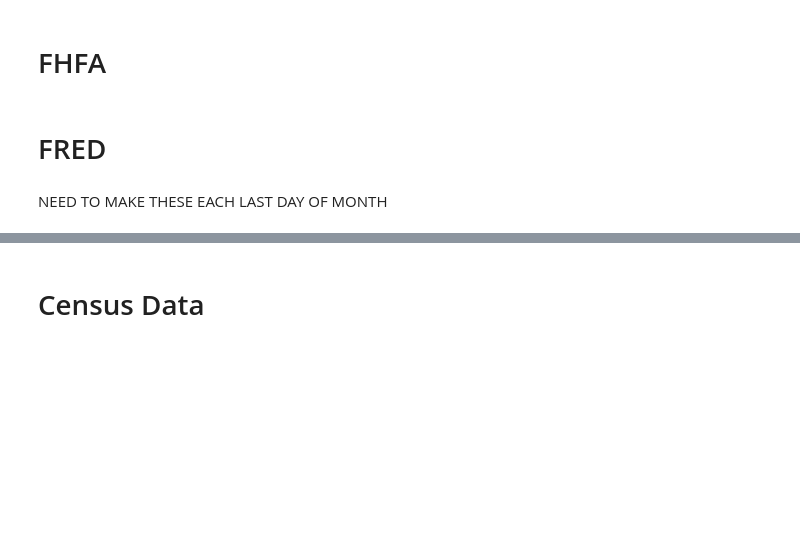
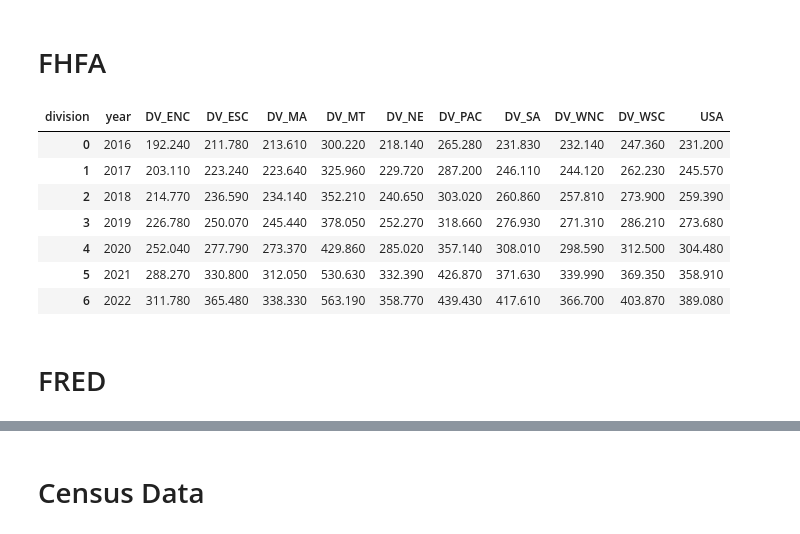
Before and after one commit to RyanZimmermanNWU/Northwestern-MSDS-Capstone-2023, a Jupyter notebook: Scripts/b. Data Pre-Processing.ipynb, the cells around one changed output, grey strips where cells are left out. Cells and saved outputs as stored; diff of their text form; code cells hidden in the pictures; blank space fills up the shorter version.

```diff
--- a/Scripts/b. Data Pre-Processing.ipynb
+++ b/Scripts/b. Data Pre-Processing.ipynb
@@ -15,4 +16,5 @@ pd.set_option('display.float_format', lambda x: '%.3f' % x)           # prevents
 # Import Data
 # %%
 github = r'https://raw.githubusercontent.com/mattlibonati/Northwestern-MSDS-Capstone-2023/main/Data/'
+github_r = r'https://raw.githubusercontent.com/mattlibonati/Northwestern-MSDS-Capstone-2023/main/Data/raw_data/'
 # %%
@@ -21,13 +103,22 @@ redfin
 # %% [markdown]
 # FHFA
 # %%
-fhfa = pd.read_csv(github+'fhfa.csv')
+fhfa = pd.read_csv(github_r+'fhfa_raw.csv')
 # limit to 2016--> 2022 year end
 fhfa = fhfa[(fhfa['year'].isin([2016,2017,2018,2019,2020,2021,2022])) & (fhfa['qtr'] == 4)]
 # pivot on divisons
-fhfa.pivot(index='year', columns='division', values='index_po_seasonally_adjusted').reset_index()
+# fhfa_u = fhfa.pivot(index='year', columns='division', values='index_po_seasonally_adjusted').reset_index()
+# fhfa_u.to_csv(r'C:\Users\Mattl\Desktop\Data\fhfa\fhfa.csv')
+# display(fhfa_u)
+# %% [output]
+| division | year | DV_ENC | DV_ESC | DV_MA | DV_MT | DV_NE | DV_PAC | DV_SA | DV_WNC | DV_WSC | USA |
+| 0 | 2016 | 192.240 | 211.780 | 213.610 | 300.220 | 218.140 | 265.280 | 231.830 | 232.140 | 247.360 | 231.200 |
+| 1 | 2017 | 203.110 | 223.240 | 223.640 | 325.960 | 229.720 | 287.200 | 246.110 | 244.120 | 262.230 | 245.570 |
+| 2 | 2018 | 214.770 | 236.590 | 234.140 | 352.210 | 240.650 | 303.020 | 260.860 | 257.810 | 273.900 | 259.390 |
+| 3 | 2019 | 226.780 | 250.070 | 245.440 | 378.050 | 252.270 | 318.660 | 276.930 | 271.310 | 286.210 | 273.680 |
+| 4 | 2020 | 252.040 | 277.790 | 273.370 | 429.860 | 285.020 | 357.140 | 308.010 | 298.590 | 312.500 | 304.480 |
+| 5 | 2021 | 288.270 | 330.800 | 312.050 | 530.630 | 332.390 | 426.870 | 371.630 | 339.990 | 369.350 | 358.910 |
+| 6 | 2022 | 311.780 | 365.480 | 338.330 | 563.190 | 358.770 | 439.430 | 417.610 | 366.700 | 403.870 | 389.080 |
 # %% [markdown]
 # FRED
-# %% [markdown]
-NEED TO MAKE THESE EACH LAST DAY OF MONTH
 # %%
```
Also changed, not shown: parts of 9 cells of this notebook.
